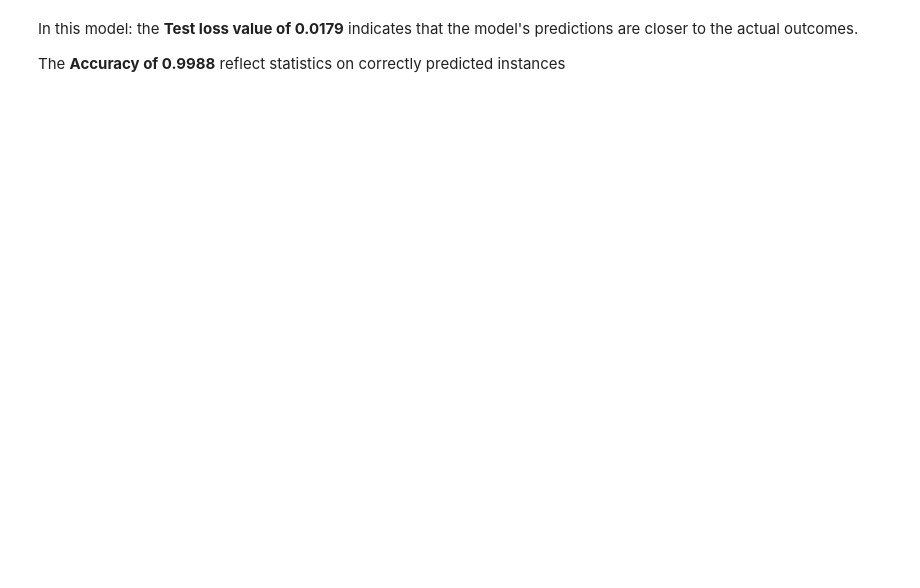
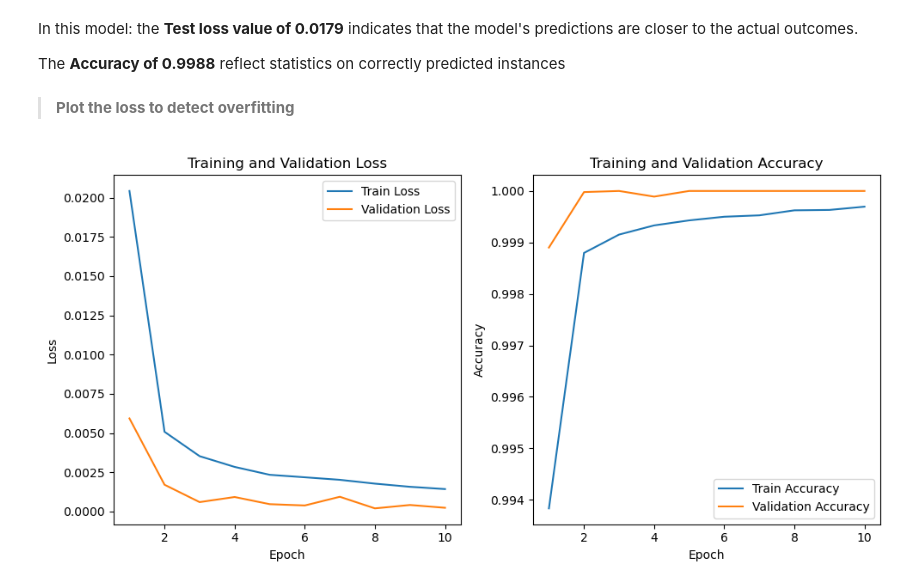
Before and after one commit to abeer7asan/abeer7asan, a Jupyter notebook: Credit Card Fraud Detection - Abeer 7asan.ipynb, the cells around one changed output. Saved outputs shown, nothing was run; the diff lists cells and outputs as text; code cells hidden in the pictures; blank space fills up the shorter version.

```diff
--- a/Credit Card Fraud Detection - Abeer 7asan.ipynb
+++ b/Credit Card Fraud Detection - Abeer 7asan.ipynb
@@ -376,7 +376,7 @@ model_nn_oversampling.add(Dense(1, activation='sigmoid'))
 model_nn_oversampling.compile(optimizer='adam', loss='binary_crossentropy', metrics=['accuracy'])
 
 #Step3: train the model
-model_nn_oversampling.fit(x_train_scaled_oversampled, y_train_oversampled, epochs=10, batch_size=32, validation_split=0.1)
+training_nn_oversampling_history = model_nn_oversampling.fit(x_train_scaled_oversampled, y_train_oversampled, epochs=10, batch_size=32, validation_split=0.1)
 
 #Step4: Evaluate the model
 loss, accuracy = model_nn_oversampling.evaluate(x_test_scaled, y_test)
@@ -407,3 +407,40 @@ Test loss: 0.0164, Test accuracy: 0.9986
 In this model: the **Test loss value of 0.0179** indicates that the model's predictions are closer to the actual outcomes.
 
 The **Accuracy of 0.9988** reflect statistics on correctly predicted instances
+# %% [markdown]
+> **Plot the loss to detect overfitting**
+# %%
+# Extract training and validation loss values from the training_nn_oversampling_history
+train_nn1_loss = training_nn_oversampling_history.history['loss']
+val_nn1_loss = training_nn_oversampling_history.history['val_loss']
+
+# Extract training and validation accuracy values from the training_nn_oversampling_history
+train_nn1_acc = training_nn_oversampling_history.history['accuracy']
+val_nn1_acc = training_nn_oversampling_history.history['val_accuracy']
+# %%
+import matplotlib.pyplot as plt
+
+# Plot Loss
+
+plt.figure(figsize=(10, 5))
+plt.subplot(1, 2, 1)
+plt.plot(range(1, 11), train_nn1_loss, label='Train Loss')
+plt.plot(range(1, 11), val_nn1_loss, label='Validation Loss')
+plt.xlabel('Epoch')
+plt.ylabel('Loss')
+plt.title('Training and Validation Loss')
+plt.legend()
+
+# Plot accuracy
+plt.subplot(1, 2, 2)
+plt.plot(range(1, 11), train_nn1_acc, label='Train Accuracy')
+plt.plot(range(1, 11), val_nn1_acc, label='Validation Accuracy')
+plt.xlabel('Epoch')
+plt.ylabel('Accuracy')
+plt.title('Training and Validation Accuracy')
+plt.legend()
+
+plt.tight_layout()
+plt.show()
+# %% [output]
+[figure, added]
```
Also changed, not shown: parts of 19 cells of this notebook.
